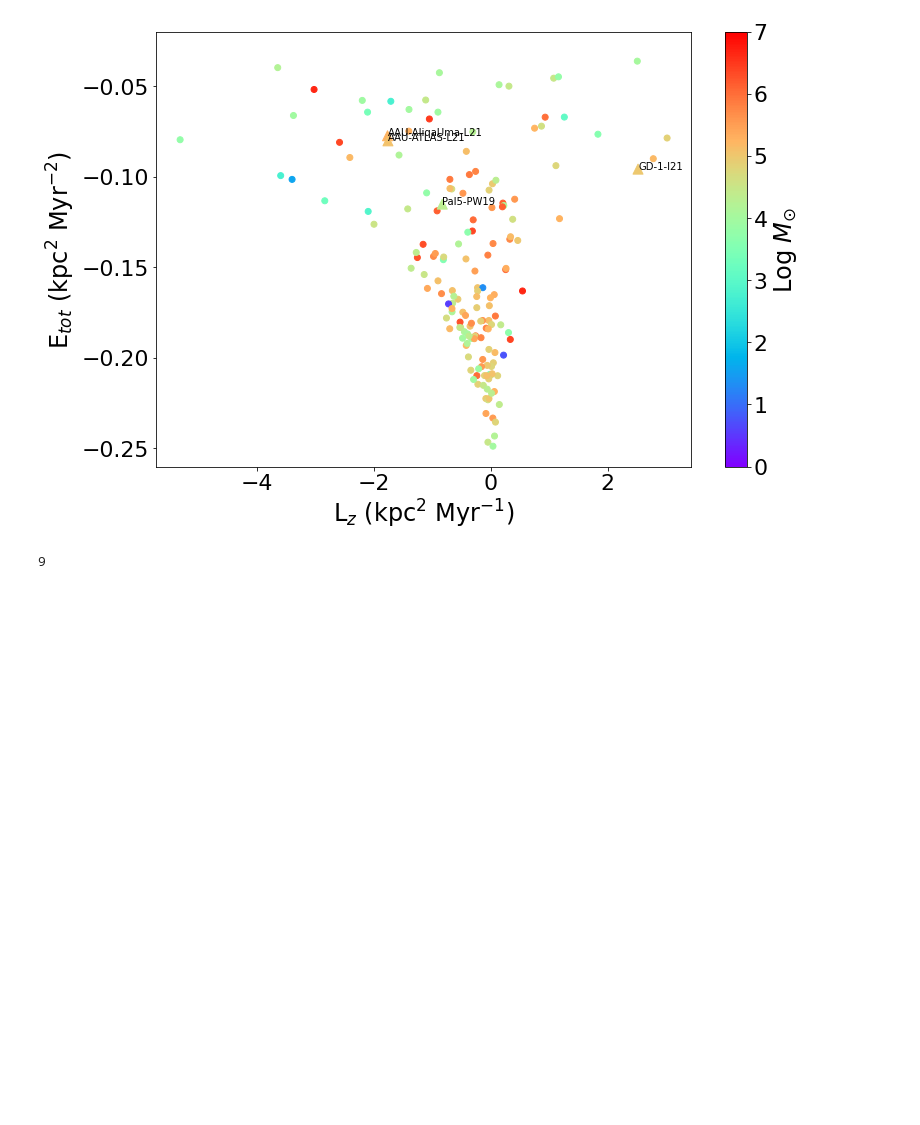
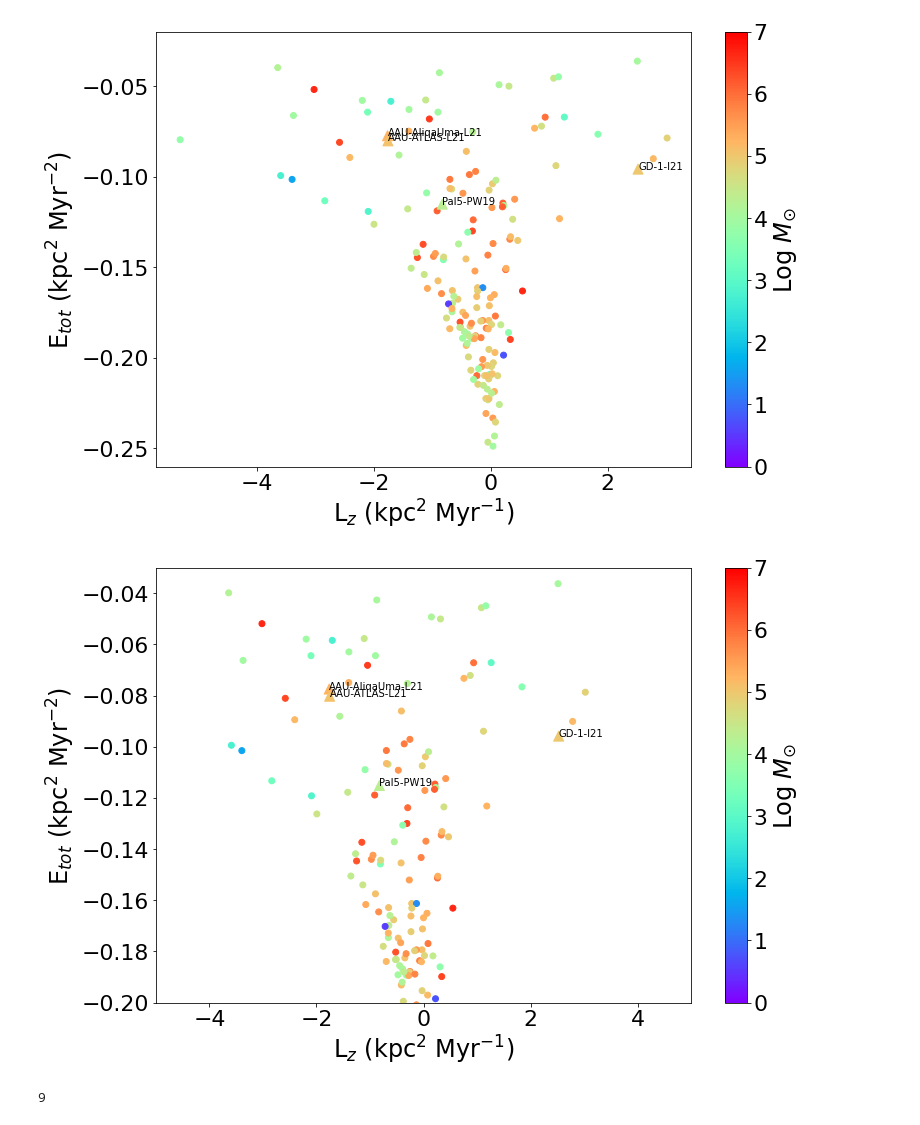
Before and after one commit to cholm-hansen/gc_streams, a Jupyter notebook: MilkyWayPotential2023.ipynb, the cells around one changed output. Saved outputs shown, nothing was run; the diff lists cells and outputs as text; code cells hidden in the pictures; blank space fills up the shorter version.

```diff
--- a/MilkyWayPotential2023.ipynb
+++ b/MilkyWayPotential2023.ipynb
@@ -88,3 +107,7 @@ for pot in [mw]:
 test_frame = gp.StaticFrame(galactic)
 
 H = gp.Hamiltonian(mw, test_frame)
+# %%
+for i,name in enumerate(df["# Name"]):
+    if name == "NGC_3201":
+        print(i)
@@ -189,8 +214,9 @@ radii = dists*delta*60/206_265 ## units are kpc
 
 radii = radii*u.kpc
 sigma = sigma*u.km/u.s
+alpha = 1
 
-mass_estimate = radii.to(u.m)*sigma.to(u.m/u.s)**2/const.G
+mass_estimate = alpha*radii.to(u.m)*sigma.to(u.m/u.s)**2/const.G
 mass_estimate = mass_estimate.to(u.M_sun)
 # %%
 mass_logs = np.round(np.log10(mass_estimate.value),2)
@@ -363,6 +399,31 @@ for i, label in enumerate(tracks[0:4]):
 plt.show()
 # %% [output]
 [figure]
+# %%
+stream_mlogs = np.log10(stream_mass)
+cmap = plt.cm.rainbow
+norm = mpl.colors.Normalize(vmin=0,vmax=7)
+
+fig = plt.figure(figsize=(12,8))
+ax1 = plt.subplot()
+ax2 = plt.subplot()
+
+img = ax1.scatter(lz,energies,c=mass_logs,norm=norm,cmap=cmap)
+ax2.scatter(stream_momenta[0:4],stream_energy[0:4],c=stream_mlogs[0:4],cmap=cmap,norm=norm,marker='^',s=100,label=tracks)
+plt.ylim(-0.26,-0.02)
+fig.colorbar(img,ax=ax1,label="Log $M_{\odot}$")
+plt.xlabel("L$_z$ (kpc$^2$ Myr$^{-1}$)")
+plt.ylabel("E$_{tot}$ (kpc$^2$ Myr$^{-2}$)")
+
+for i, label in enumerate(tracks[0:4]):
+
+    ax2.annotate(label,(stream_momenta[i],stream_energy[i]),fontsize=10)
+
+plt.ylim(-0.2,-0.03)
+plt.xlim(-5,5)
+plt.show()
+# %% [output]
+[figure, added]
 # %%
 count = 0
 for i in pericenters:
```
Also changed, not shown: parts of 12 cells of this notebook.
